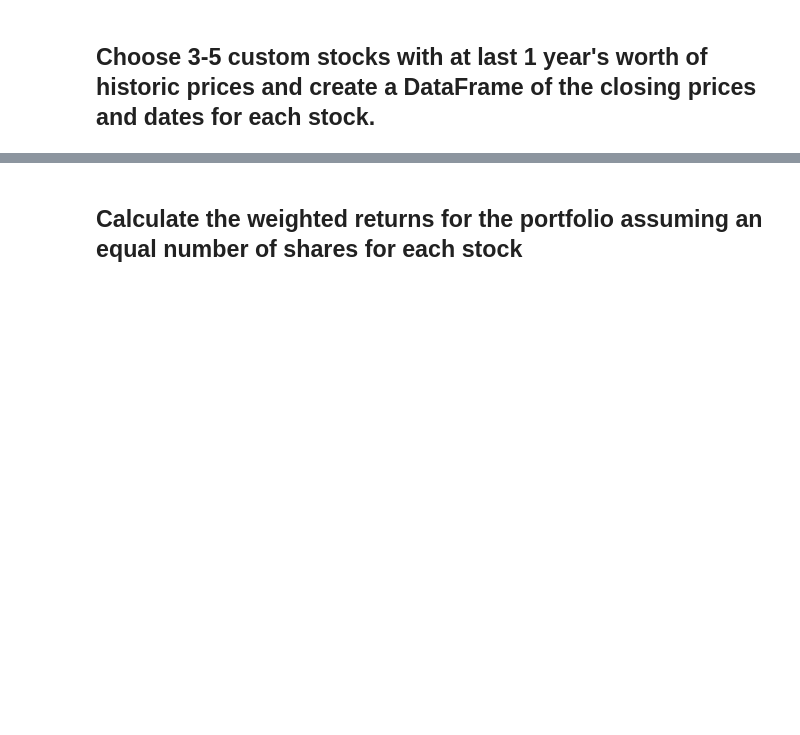
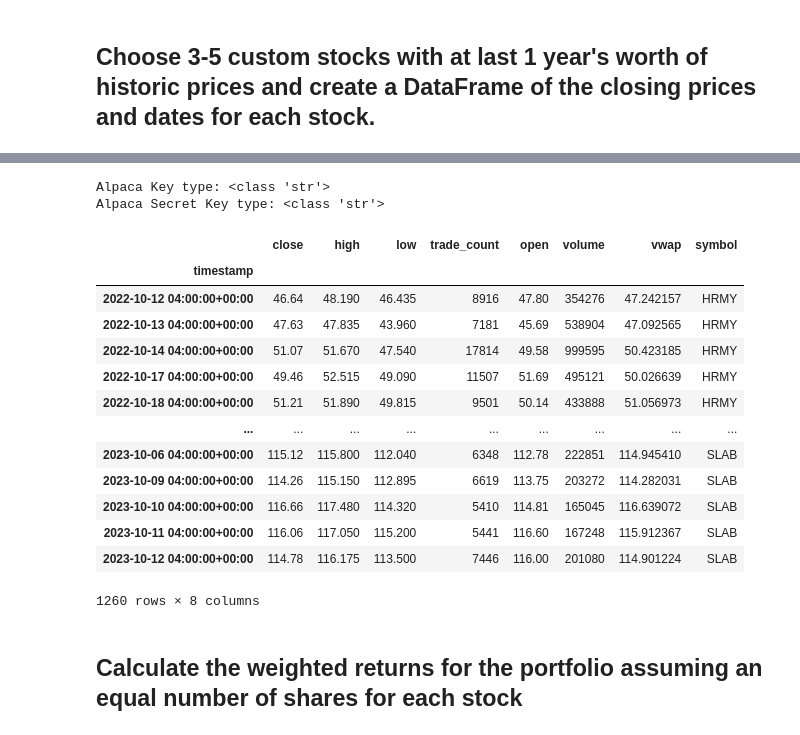
Before and after one commit to MontgomeryG/python-homework, a Jupyter notebook: Starter_Code 2/whale_analysis.ipynb, the cells around one changed output, grey strips where cells are left out. Cells and saved outputs as stored; diff of their text form; code cells hidden in the pictures; blank space fills up the shorter version.

```diff
--- a/Starter_Code 2/whale_analysis.ipynb
+++ b/Starter_Code 2/whale_analysis.ipynb
@@ -509,2 +513,51 @@ In this section, you will build your own portfolio of stocks, calculate the retu
+# %%
+# Verify that Alpaca key and secret were correctly loaded
+print(f"Alpaca Key type: {type(alpaca_api_key)}")
+print(f"Alpaca Secret Key type: {type(alpaca_secret_key)}")
+# %% [output]
+Alpaca Key type: <class 'str'>
+Alpaca Secret Key type: <class 'str'>
+# %%
+# Create the Alpaca API object
+alpaca = tradeapi.REST(
+    alpaca_api_key,
+    alpaca_secret_key,
+    api_version="v2")
+# %%
+# Format current date as ISO format
+end = pd.Timestamp("2023-10-12", tz="America/New_York").isoformat()
+start = pd.Timestamp("2022-10-12", tz="America/New_York").isoformat()
+# %%
+# Set the tickers
+tickers = ["OM", "HRMY", "PMVP", "SAVA", "SLAB"]
+# %%
+# Set timeframe to one day ("1Day") for the Alpaca API
+timeframe = "1Day"
+# %%
+# Get current closing prices for FB and TWTR
+df_portfolio = alpaca.get_bars(
+    tickers,
+    timeframe,
+    start = start,
+    end = end
+).df
+
+# Display sample data
+df_portfolio
+# %% [output]
+|  | close | high | low | trade_count | open | volume | vwap | symbol |
+| timestamp |  |  |  |  |  |  |  |  |
+| 2022-10-12 04:00:00+00:00 | 46.64 | 48.190 | 46.435 | 8916 | 47.80 | 354276 | 47.242157 | HRMY |
+| 2022-10-13 04:00:00+00:00 | 47.63 | 47.835 | 43.960 | 7181 | 45.69 | 538904 | 47.092565 | HRMY |
+| 2022-10-14 04:00:00+00:00 | 51.07 | 51.670 | 47.540 | 17814 | 49.58 | 999595 | 50.423185 | HRMY |
+| 2022-10-17 04:00:00+00:00 | 49.46 | 52.515 | 49.090 | 11507 | 51.69 | 495121 | 50.026639 | HRMY |
+| 2022-10-18 04:00:00+00:00 | 51.21 | 51.890 | 49.815 | 9501 | 50.14 | 433888 | 51.056973 | HRMY |
+| ... | ... | ... | ... | ... | ... | ... | ... | ... |
+| 2023-10-06 04:00:00+00:00 | 115.12 | 115.800 | 112.040 | 6348 | 112.78 | 222851 | 114.945410 | SLAB |
+| 2023-10-09 04:00:00+00:00 | 114.26 | 115.150 | 112.895 | 6619 | 113.75 | 203272 | 114.282031 | SLAB |
+| 2023-10-10 04:00:00+00:00 | 116.66 | 117.480 | 114.320 | 5410 | 114.81 | 165045 | 116.639072 | SLAB |
+| 2023-10-11 04:00:00+00:00 | 116.06 | 117.050 | 115.200 | 5441 | 116.60 | 167248 | 115.912367 | SLAB |
+| 2023-10-12 04:00:00+00:00 | 114.78 | 116.175 | 113.500 | 7446 | 116.00 | 201080 | 114.901224 | SLAB |
+1260 rows × 8 columns
 # %%
 # Reading data from 1st stock
```
Also changed, not shown: parts of 17 cells of this notebook, 1 other file.
